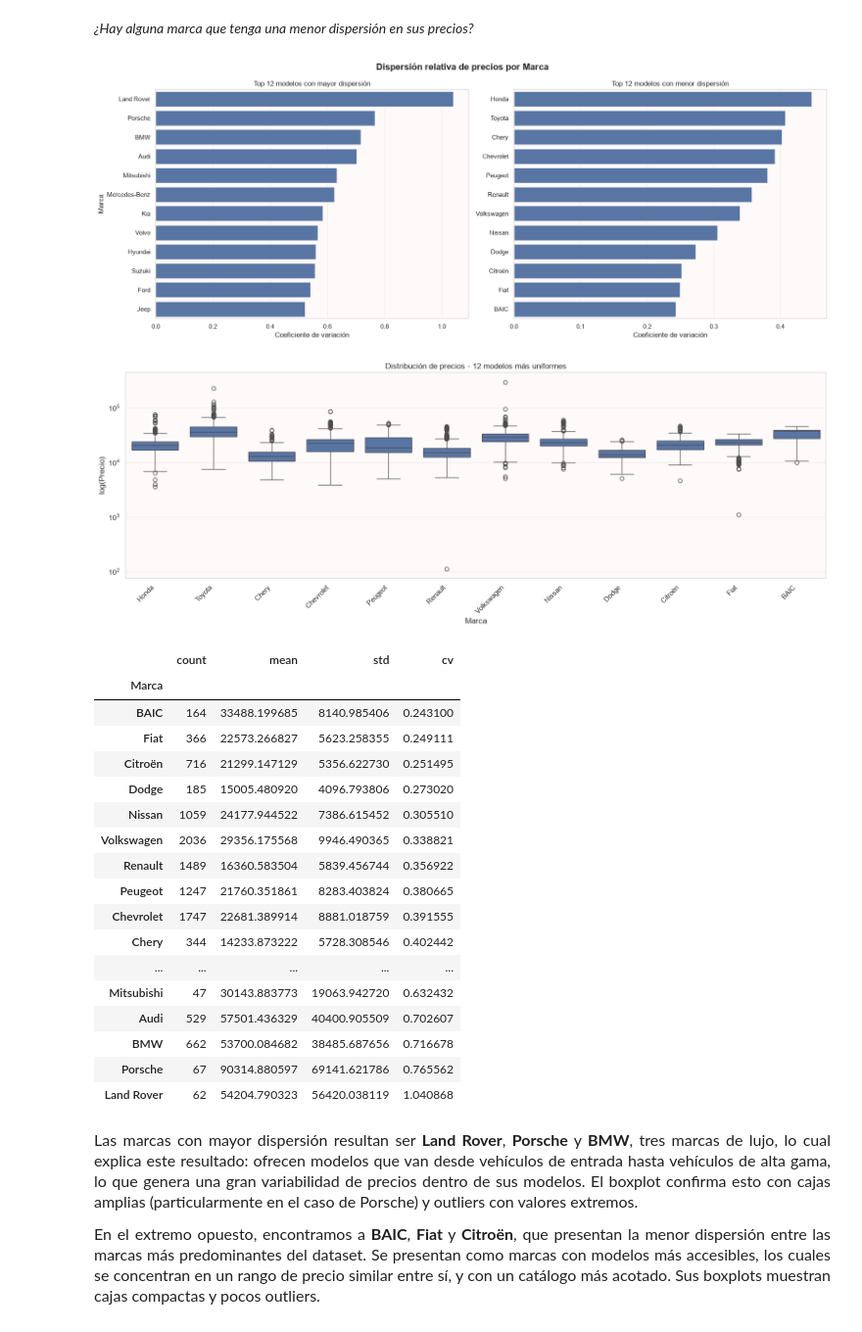
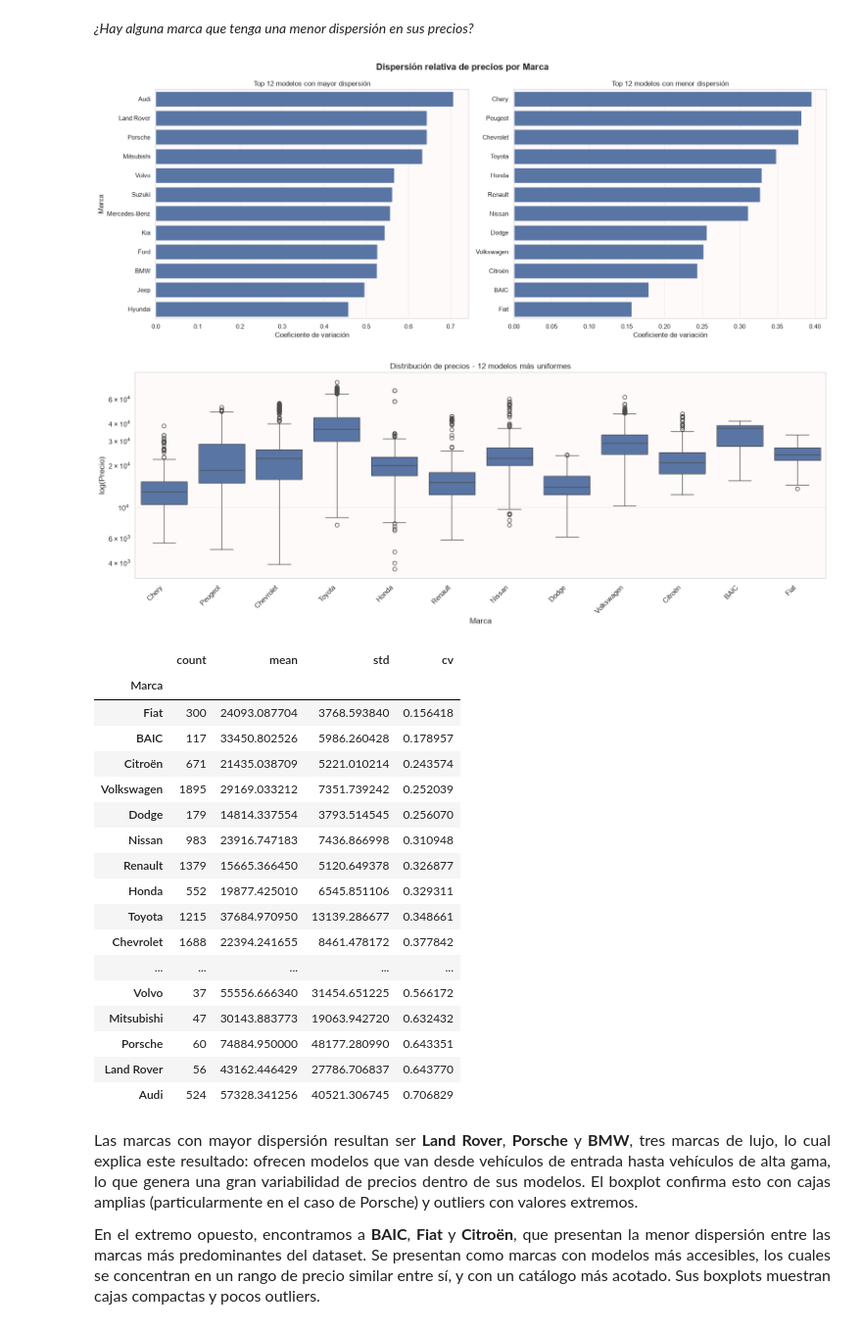
Before and after one commit to PilarOtero/Gurevich_Otero_Informe_PF, a Jupyter notebook: notebook/Gurevich_Otero_Notebook_PF.ipynb, the cells around one changed output. Shown at 98% size. Cells and saved outputs as stored; diff of their text form; code cells hidden in the pictures.

```diff
--- a/notebook/Gurevich_Otero_Notebook_PF.ipynb
+++ b/notebook/Gurevich_Otero_Notebook_PF.ipynb
@@ -320,13 +321,7 @@ DETECCION DE OUTLIERS
 # %%
 df_outliers = data_pre.copy()
 # %%
-df_outliers = flagear_outliers_por_grupo(
-    df_outliers,
-    grupo_col="Marca_Modelo",
-    col="Precio",
-    k=1.5,
-    min_registros=10
-)
+df_outliers = flagear_outliers_por_grupo(df_outliers, grupo_col = "Marca_Modelo", col = "Precio", k = 1.5, min_registros = 10)
 # %% [output]
 [Precio] Outliers detectados: 544 (2.99%)
 Grupos chicos no filtrados (<10 registros): 49
@@ -942,32 +1016,32 @@ cv.sort_values("cv")
 # %% [markdown]
 *¿Hay alguna marca que tenga una menor dispersión en sus precios?*
 # %%
-data_pre_con_marca = data_pre.copy()
+data_pre_con_marca = data_pre_sin_outliers.copy()
 data_pre_con_marca['Marca'] = data['Marca']
 data_pre_con_marca = data_pre_con_marca[data_pre_con_marca["Precio"] < 350000]
 
 plot_dispersion_por_marca(data_pre_con_marca, target= "Precio", min_muestras= 35, top_n=12)
 # %% [output]
-[figure, old version]
+[figure, new version]
-[figure, old version]
+[figure, new version]
 |  | count | mean | std | cv |
 | Marca |  |  |  |  |
-| BAIC | 164 | 33488.199685 | 8140.985406 | 0.243100 |
-| Fiat | 366 | 22573.266827 | 5623.258355 | 0.249111 |
-| Citroën | 716 | 21299.147129 | 5356.622730 | 0.251495 |
-| Dodge | 185 | 15005.480920 | 4096.793806 | 0.273020 |
-| Nissan | 1059 | 24177.944522 | 7386.615452 | 0.305510 |
-| Volkswagen | 2036 | 29356.175568 | 9946.490365 | 0.338821 |
-| Renault | 1489 | 16360.583504 | 5839.456744 | 0.356922 |
-| Peugeot | 1247 | 21760.351861 | 8283.403824 | 0.380665 |
-| Chevrolet | 1747 | 22681.389914 | 8881.018759 | 0.391555 |
-| Chery | 344 | 14233.873222 | 5728.308546 | 0.402442 |
+| Fiat | 300 | 24093.087704 | 3768.593840 | 0.156418 |
+| BAIC | 117 | 33450.802526 | 5986.260428 | 0.178957 |
+| Citroën | 671 | 21435.038709 | 5221.010214 | 0.243574 |
+| Volkswagen | 1895 | 29169.033212 | 7351.739242 | 0.252039 |
+| Dodge | 179 | 14814.337554 | 3793.514545 | 0.256070 |
+| Nissan | 983 | 23916.747183 | 7436.866998 | 0.310948 |
+| Renault | 1379 | 15665.366450 | 5120.649378 | 0.326877 |
+| Honda | 552 | 19877.425010 | 6545.851106 | 0.329311 |
+| Toyota | 1215 | 37684.970950 | 13139.286677 | 0.348661 |
+| Chevrolet | 1688 | 22394.241655 | 8461.478172 | 0.377842 |
 | ... | ... | ... | ... | ... |
+| Volvo | 37 | 55556.666340 | 31454.651225 | 0.566172 |
 | Mitsubishi | 47 | 30143.883773 | 19063.942720 | 0.632432 |
-| Audi | 529 | 57501.436329 | 40400.905509 | 0.702607 |
-| BMW | 662 | 53700.084682 | 38485.687656 | 0.716678 |
-| Porsche | 67 | 90314.880597 | 69141.621786 | 0.765562 |
-| Land Rover | 62 | 54204.790323 | 56420.038119 | 1.040868 |
+| Porsche | 60 | 74884.950000 | 48177.280990 | 0.643351 |
+| Land Rover | 56 | 43162.446429 | 27786.706837 | 0.643770 |
+| Audi | 524 | 57328.341256 | 40521.306745 | 0.706829 |
 # %% [markdown]
 <p style="text-align: justify; text-justify: inter-word; font-size: 16px;">
 Las marcas con mayor dispersión resultan ser <strong>Land Rover</strong>, <strong>Porsche</strong> y <strong>BMW</strong>, tres marcas de lujo, lo cual explica este resultado: ofrecen modelos que van desde vehículos de entrada hasta vehículos de alta gama, lo que genera una gran variabilidad de precios dentro de sus modelos. El boxplot confirma esto con cajas amplias (particularmente en el caso de Porsche) y outliers con valores extremos.
```
Also changed, not shown: parts of 24 cells of this notebook, 2 other files.
